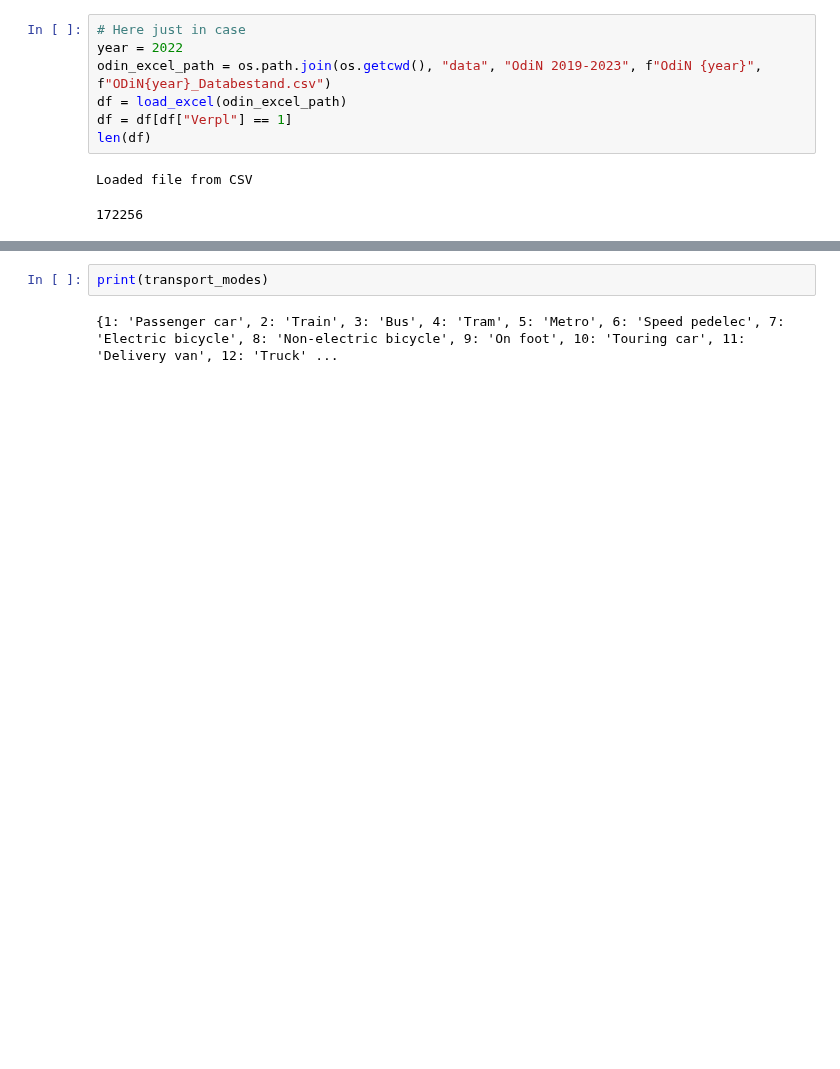
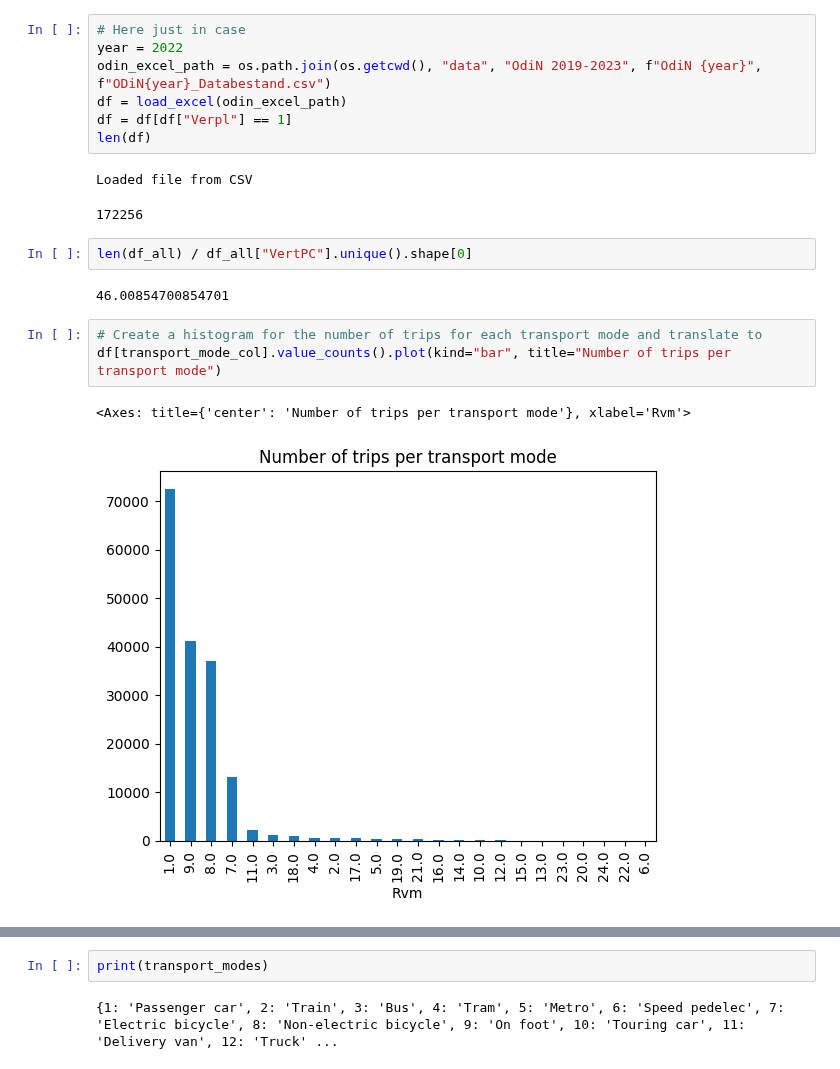
Before and after one commit to FabianScott/Design-of-AI-driven-business-operation, a Jupyter notebook: Topic2/exploration.ipynb, the cells around one changed output, grey strips where cells are left out. Drawn from its saved outputs; the diff is of its cells as text; blank space fills up the shorter version.

```diff
--- a/Topic2/exploration.ipynb
+++ b/Topic2/exploration.ipynb
@@ -37,3 +44,13 @@ len(df)
 # %% [output]
 Loaded file from CSV
 172256
+# %%
+len(df_all) / df_all["VertPC"].unique().shape[0]
+# %% [output]
+46.00854700854701
+# %%
+# Create a histogram for the number of trips for each transport mode and translate to
+df[transport_mode_col].value_counts().plot(kind="bar", title="Number of trips per transport mode")
+# %% [output]
+<Axes: title={'center': 'Number of trips per transport mode'}, xlabel='Rvm'>
+[figure, added]
```
Also changed, not shown: parts of 4 cells of this notebook.
